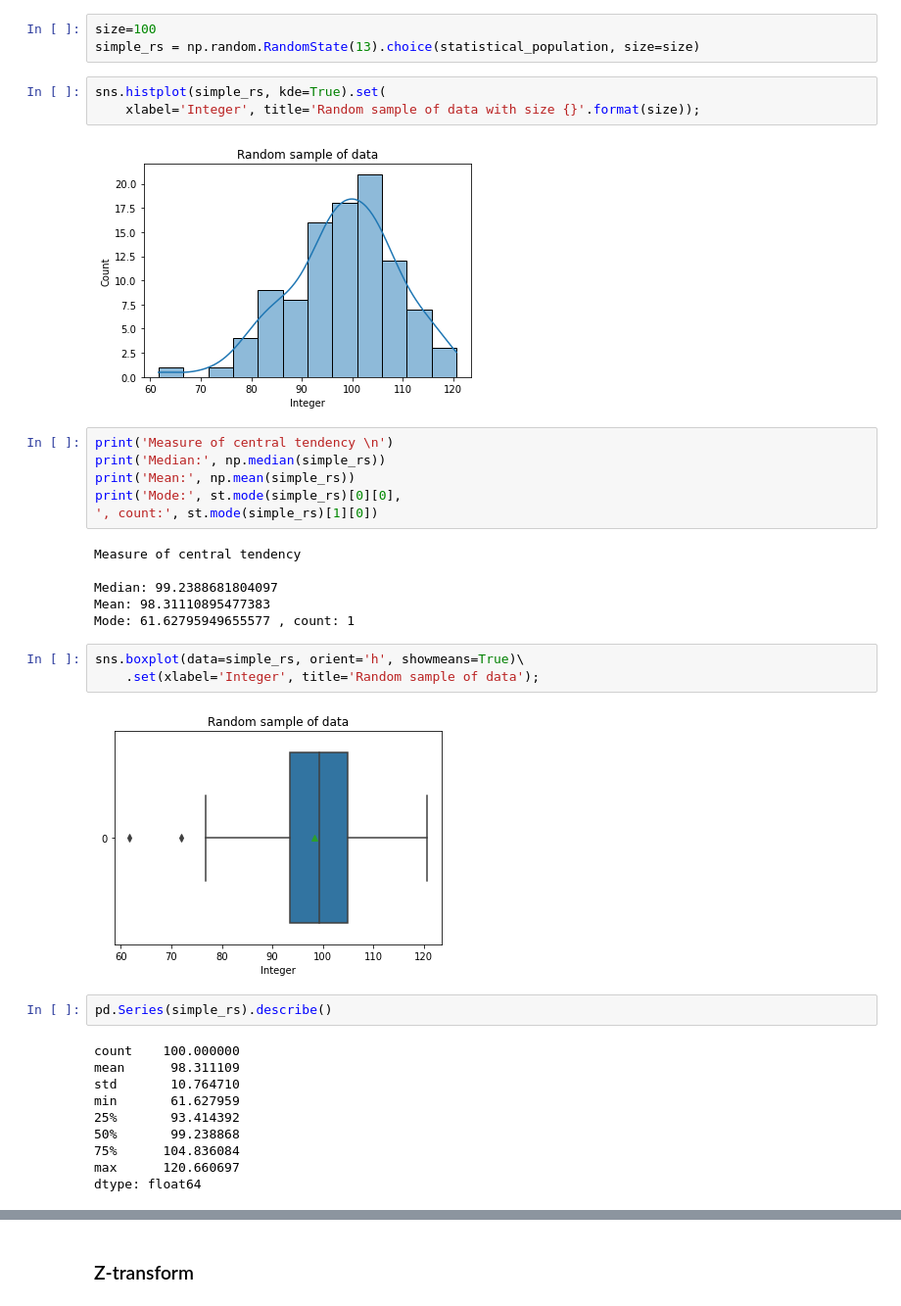
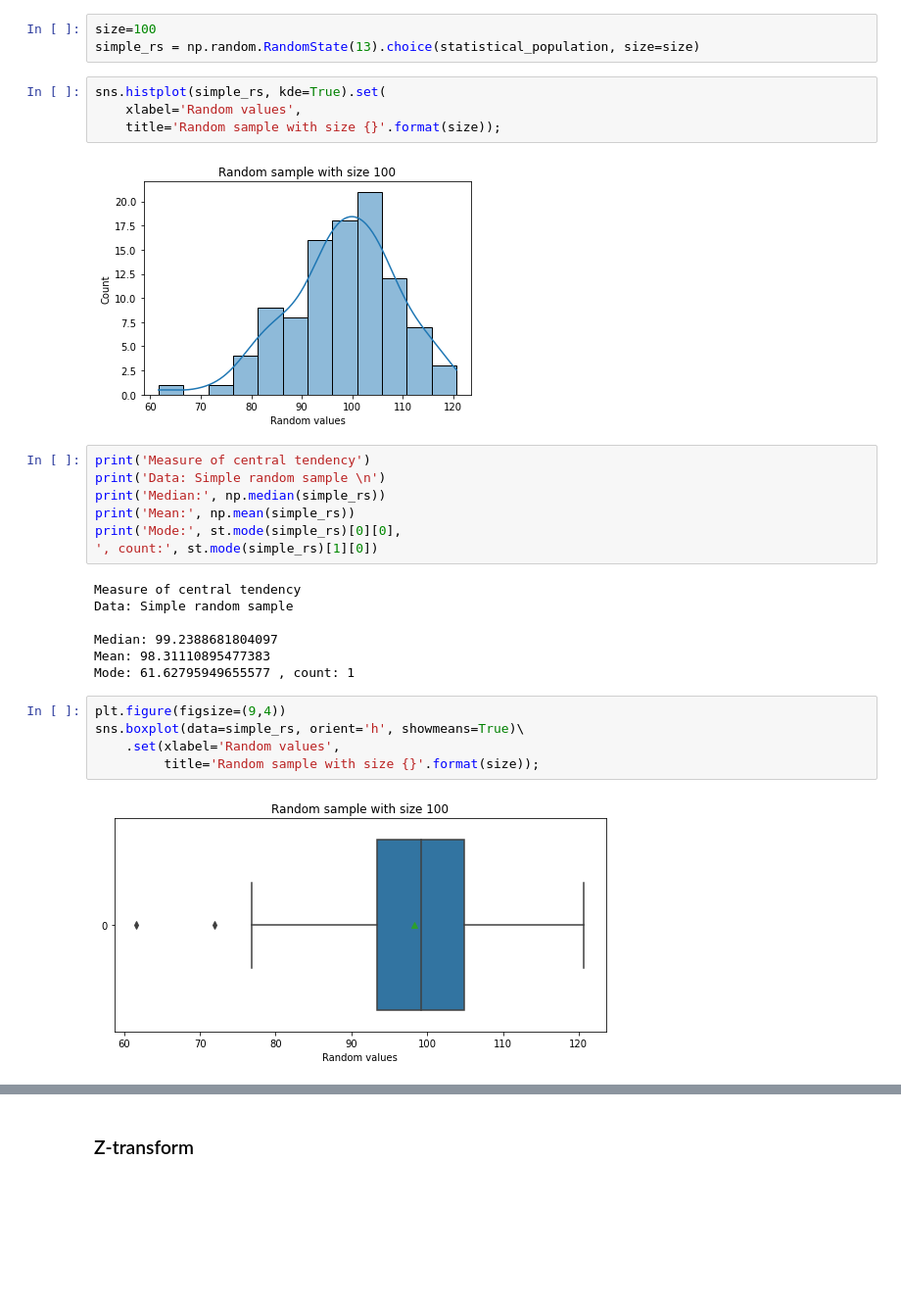
Before and after one commit to keedach/My-games, a Jupyter notebook: My-basic-statistic.ipynb, the cells around one changed output, grey strips where cells are left out. Shown at 98% size. Drawn from its saved outputs; the diff is of its cells as text; blank space fills up the shorter version.

```diff
--- a/My-basic-statistic.ipynb
+++ b/My-basic-statistic.ipynb
@@ -66,35 +76,28 @@ size=100
 simple_rs = np.random.RandomState(13).choice(statistical_population, size=size)
 # %%
 sns.histplot(simple_rs, kde=True).set(
-    xlabel='Integer', title='Random sample of data with size {}'.format(size));
+    xlabel='Random values',
+    title='Random sample with size {}'.format(size));
 # %% [output]
-[figure, old version]
+[figure, new version]
 # %%
-print('Measure of central tendency \n')
+print('Measure of central tendency')
+print('Data: Simple random sample \n')
 print('Median:', np.median(simple_rs))
 print('Mean:', np.mean(simple_rs))
 print('Mode:', st.mode(simple_rs)[0][0],
 ', count:', st.mode(simple_rs)[1][0])
 # %% [output]
 Measure of central tendency
+Data: Simple random sample
 
 Median: 99.2388681804097
 Mean: 98.31110895477383
 Mode: 61.62795949655577 , count: 1
 # %%
+plt.figure(figsize=(9,4))
 sns.boxplot(data=simple_rs, orient='h', showmeans=True)\
-    .set(xlabel='Integer', title='Random sample of data');
+    .set(xlabel='Random values',
+         title='Random sample with size {}'.format(size));
 # %% [output]
-[figure, old version]
+[figure, new version]
-# %%
-pd.Series(simple_rs).describe()
-# %% [output]
-count    100.000000
-mean      98.311109
-std       10.764710
-min       61.627959
-25%       93.414392
-50%       99.238868
-75%      104.836084
-max      120.660697
-dtype: float64
```
Also changed, not shown: parts of 23 cells of this notebook.
